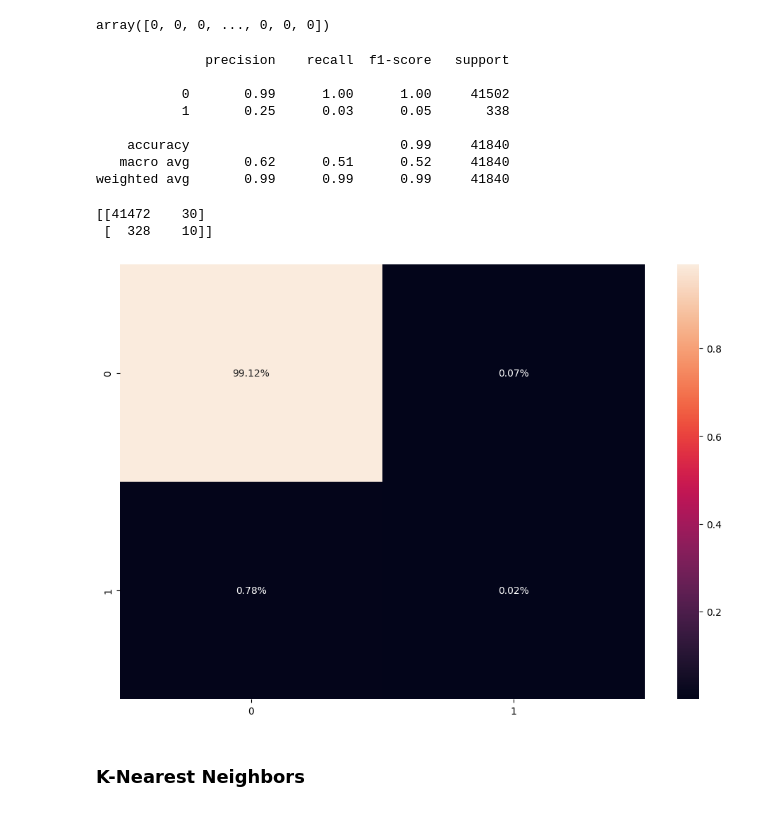
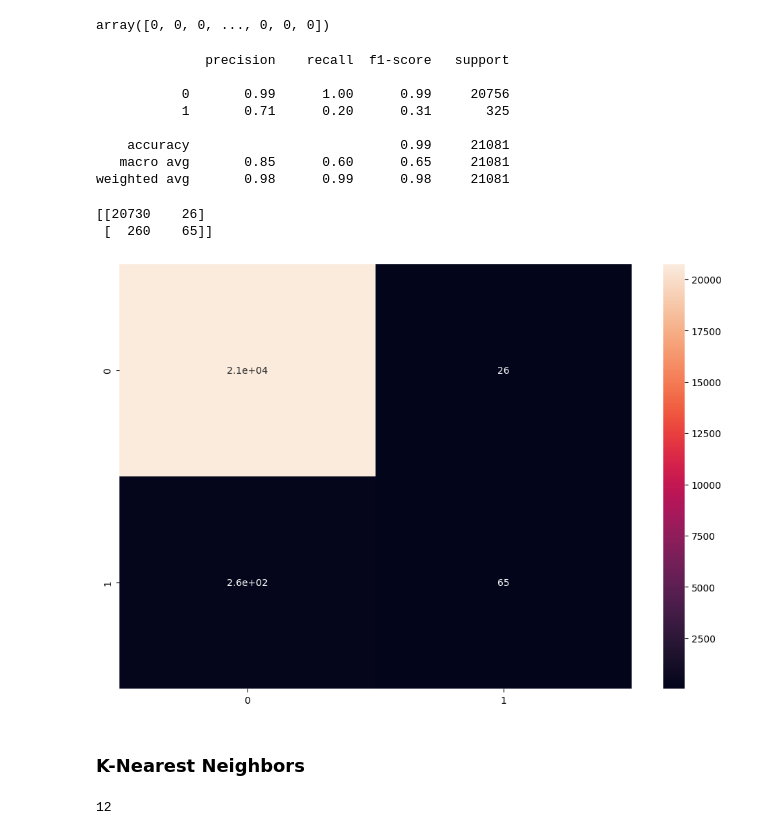
Before and after one commit to mishamickevicius/ML-Projects, a Jupyter notebook: Fraud-Detection/Credit-Card-Fraud.ipynb, the cells around one changed output. Cells and saved outputs as stored; diff of their text form; code cells hidden in the pictures.

Commit message:
KNN Param tuning

```diff
--- a/Fraud-Detection/Credit-Card-Fraud.ipynb
+++ b/Fraud-Detection/Credit-Card-Fraud.ipynb
@@ -8,7 +8,7 @@ df = pd.read_csv("../../data/fraud test.csv")
 df.drop("Unnamed: 0", inplace=True, axis=1)
 # %%
 ### Remove a 50% of data for non-fraud
-X = int(round((df['is_fraud'].value_counts()[0]) * 0.5, 0))
+X = int(round((df['is_fraud'].value_counts()[0]) * 0.75, 0))
 
 non_fraud_rows = df[df['is_fraud'] == 0]
 rows_to_remove = non_fraud_rows.sample(n=X, random_state=100)
@@ -270,2 +272,2 @@ grid_cv = GridSearchCV(log_reg, param_grid, n_jobs=6, cv=2,  verbose=1)
 # %%
-grid_cv.fit(X_train_scaled, y_train)
+# grid_cv.fit(X_train_scaled, y_train)
@@ -280,5 +276,5 @@ LogisticRegression(C=0.05, penalty='l1', solver='saga')
 # %%
-best_log_reg = grid_cv.best_estimator_
+best_log_reg = LogisticRegression(penalty='l1', solver='saga', C=0.05)
 # %%
 best_log_reg.fit(X_train_scaled, y_train)
 # %% [output]
@@ -294,21 +290,21 @@ print(classification_report(y_test, y_pred))
 # %% [output]
               precision    recall  f1-score   support
 
-           0       0.99      1.00      1.00     41502
-           1       0.25      0.03      0.05       338
+           0       0.99      1.00      0.99     20756
+           1       0.71      0.20      0.31       325
 
-    accuracy                           0.99     41840
-   macro avg       0.62      0.51      0.52     41840
-weighted avg       0.99      0.99      0.99     41840
+    accuracy                           0.99     21081
+   macro avg       0.85      0.60      0.65     21081
+weighted avg       0.98      0.99      0.98     21081
 # %%
 cf_matrix = confusion_matrix(y_test, y_pred)
 print(cf_matrix)
 # %% [output]
-[[41472    30]
- [  328    10]]
+[[20730    26]
+ [  260    65]]
 # %%
 plt.figure(figsize=(12,8))
-sns.heatmap(cf_matrix/np.sum(cf_matrix), annot=True, fmt='.2%')
+sns.heatmap(cf_matrix, annot=True)
 plt.show()
 # %% [output]
-[figure, old version]
+[figure, new version]
@@ -319,12 +323,16 @@ knn = KNeighborsClassifier()
 # %%
 param_grid = {
-    'n_neighbors': [3, 5, 7, 9, 11],  # Number of neighbors to use
-    'weights': ['uniform', 'distance'],  # Weight function used in prediction
-    'algorithm': ['auto', 'ball_tree', 'kd_tree', 'brute'],  # Algorithm used to compute the nearest neighbors
-    'leaf_size': [20, 30, 40],  # Leaf size passed to BallTree or KDTree
-    'p': [1, 2],  # Power parameter for the Minkowski metric
-    'metric': ['euclidean', 'manhattan', 'minkowski']  # Distance metric to use
+    'n_neighbors': [2, 3],  # Number of neighbors to use
+    # 'weights': ['distance'],  # Weight function used in prediction
+    # 'algorithm': ['auto'],  # Algorithm used to compute the nearest neighbors
+    'leaf_size': [4,5,6],  # Leaf size passed to BallTree or KDTree
+    # 'p': [1],  # Power parameter for the Minkowski metric
+    # 'metric': ['manhattan']  # Distance metric to use
 }
+
+print(combos(param_grid) * 2)
+# %% [output]
+12
 # %%
 grid_cv = GridSearchCV(knn, param_grid, cv=2, n_jobs=10, verbose=1)
 # %%
```
Also changed, not shown: parts of 28 cells of this notebook.
